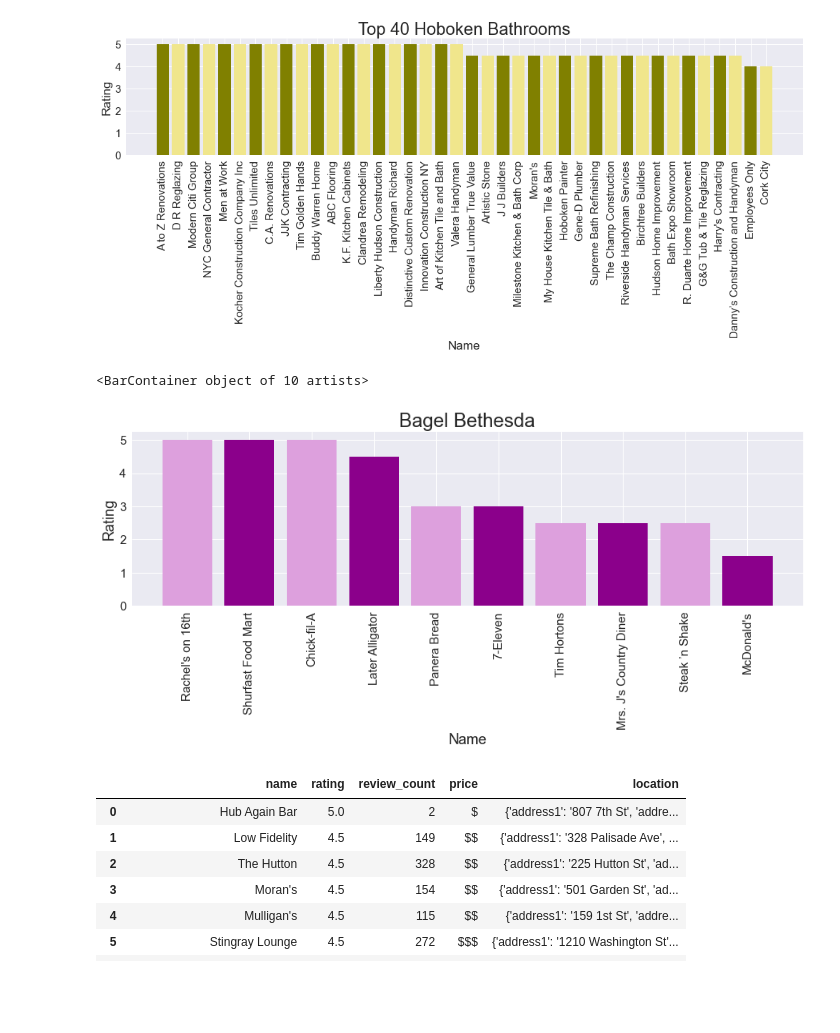
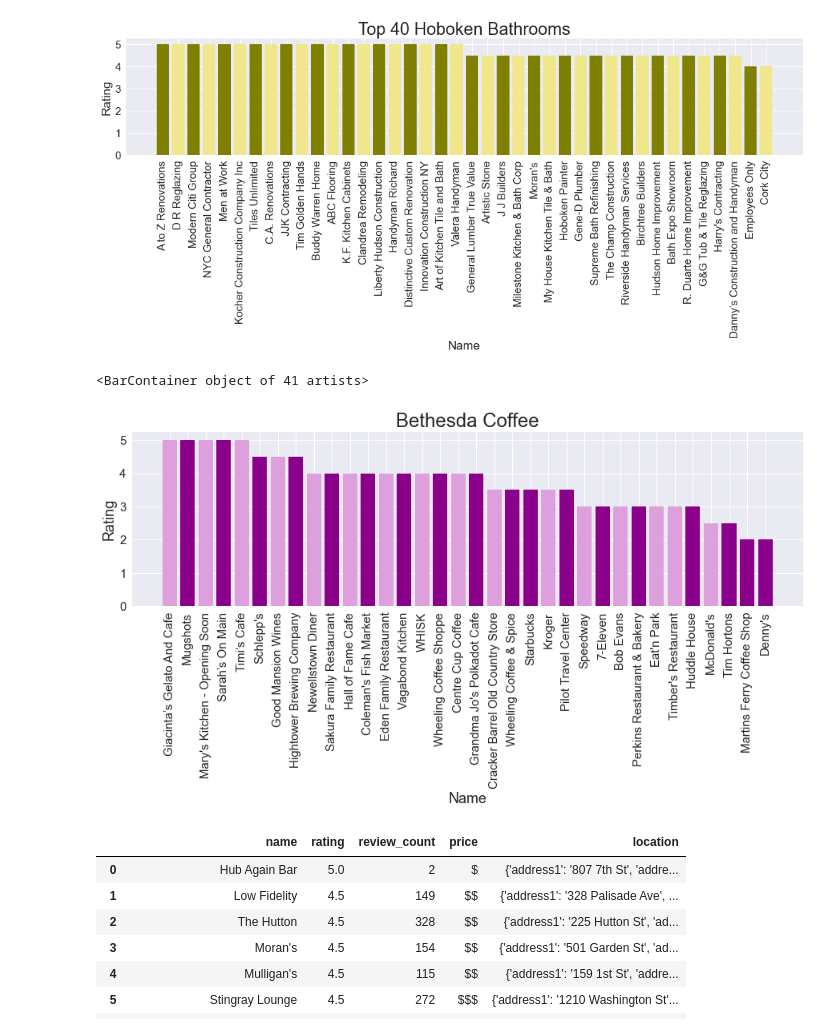
Before and after one commit to MarcBernstein0/raizel-practice-questions, a Jupyter notebook: notebook/YelpHoboken.ipynb, the cells around one changed output. Cells and saved outputs as stored; diff of their text form; code cells hidden in the pictures; blank space fills up the shorter version.

Commit message:
bethesda coffee

```diff
--- a/notebook/YelpHoboken.ipynb
+++ b/notebook/YelpHoboken.ipynb
@@ -318,7 +318,7 @@ ax.bar(x,y, color = ['olive', 'khaki'])
 # %% [output]
 [figure]
 # %%
-term = 'bagel'
+term = 'coffee'
 location = 'Bethesda'
 SEARCH_LIMIT = 50
 
@@ -346,18 +346,18 @@ margaritas = margaritas[['name', 'rating', 'review_count', 'price', 'location']]
 # %%
 fig, ax = plt.subplots(figsize = (15, 4))
 x = margaritas['name'][:41]
 y = margaritas['rating'][:41]
 ax.set_xlabel('Name', fontsize = 18)
 ax.set_ylabel('Rating', fontsize = 18)
-ax.set_title('Bagel Bethesda', fontsize = 24)
+ax.set_title('Bethesda Coffee', fontsize = 24)
 plt.xticks(rotation=90, fontsize = 15)
 plt.yticks(fontsize=15)
 plt.bar(x,y, color = ['plum', 'darkmagenta'])
 
 # plt.savefig('../data/coffee_dc.png')
 # %% [output]
-<BarContainer object of 10 artists>
+<BarContainer object of 41 artists>
-[figure, old version]
+[figure, new version]
 # %%
 margaritas.reset_index(drop=True)
 # %% [output]
```
